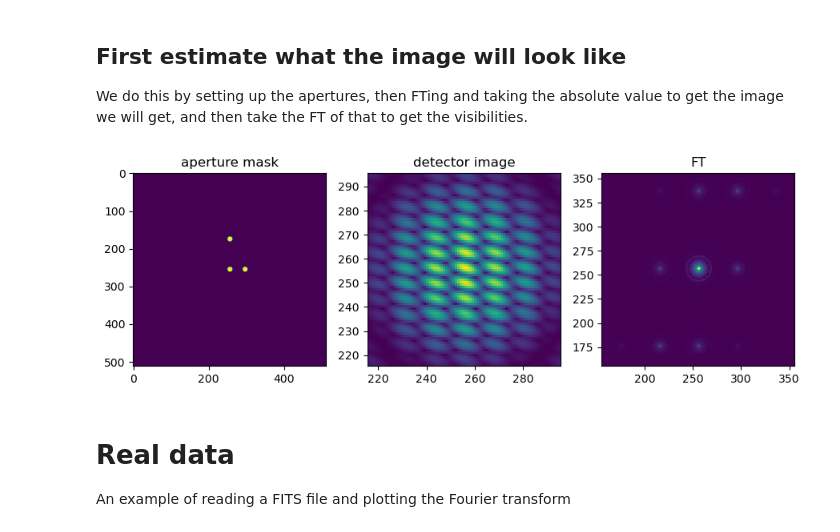
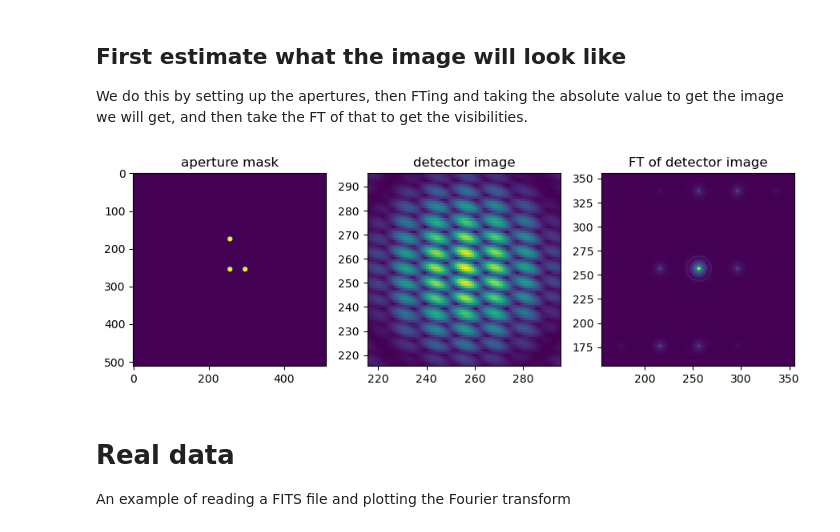
Before and after one commit to drgmk/px-interferometry, a Jupyter notebook: notebooks/3_hole.ipynb, the cells around one changed output. Saved outputs shown, nothing was run; the diff lists cells and outputs as text; code cells hidden in the pictures.

```diff
--- a/notebooks/3_hole.ipynb
+++ b/notebooks/3_hole.ipynb
@@ -39,35 +39,35 @@ ok = im > 0.1
 im[ok] = 1
 im[np.invert(ok)] = 0
 
 ft = np.fft.fftshift(np.fft.fft2(im))
 ft = np.abs(ft)
 
 im2 = np.fft.fftshift(np.fft.fft2(ft))
 im2 /= np.max(im2)
 
 fig, ax = plt.subplots(1, 3, figsize=(9,3))
 ax[0].imshow(np.abs(im))
 ax[1].imshow(np.abs(ft))
 ax[2].imshow(np.abs(im2), vmax=0.5)
 
 ax[0].set_title('aperture mask')
 ax[1].set_title('detector image')
-ax[2].set_title('FT')
+ax[2].set_title('FT of detector image')
 
 # # zoom the second FT
 cx = (ft.shape[1]-1) / 2
 cy = (ft.shape[0]-1) / 2
 n = 50 #np.max([np.abs(mxy[0]-cy), np.abs(mxy[1]-cx)])
 ax[2].set_xlim(cx-2*n,cx+2*n)
 ax[2].set_ylim(cy-2*n,cy+2*n)
 
 n=20
 ax[1].set_xlim(cx-2*n,cx+2*n)
 ax[1].set_ylim(cy-2*n,cy+2*n)
 
 fig.tight_layout()
 # %% [output]
-[figure, old version]
+[figure, new version]
 # %% [markdown]
 # Real data
 An example of reading a FITS file and plotting the Fourier transform
```
Also changed, not shown: parts of 6 cells of this notebook, 2 other files.
